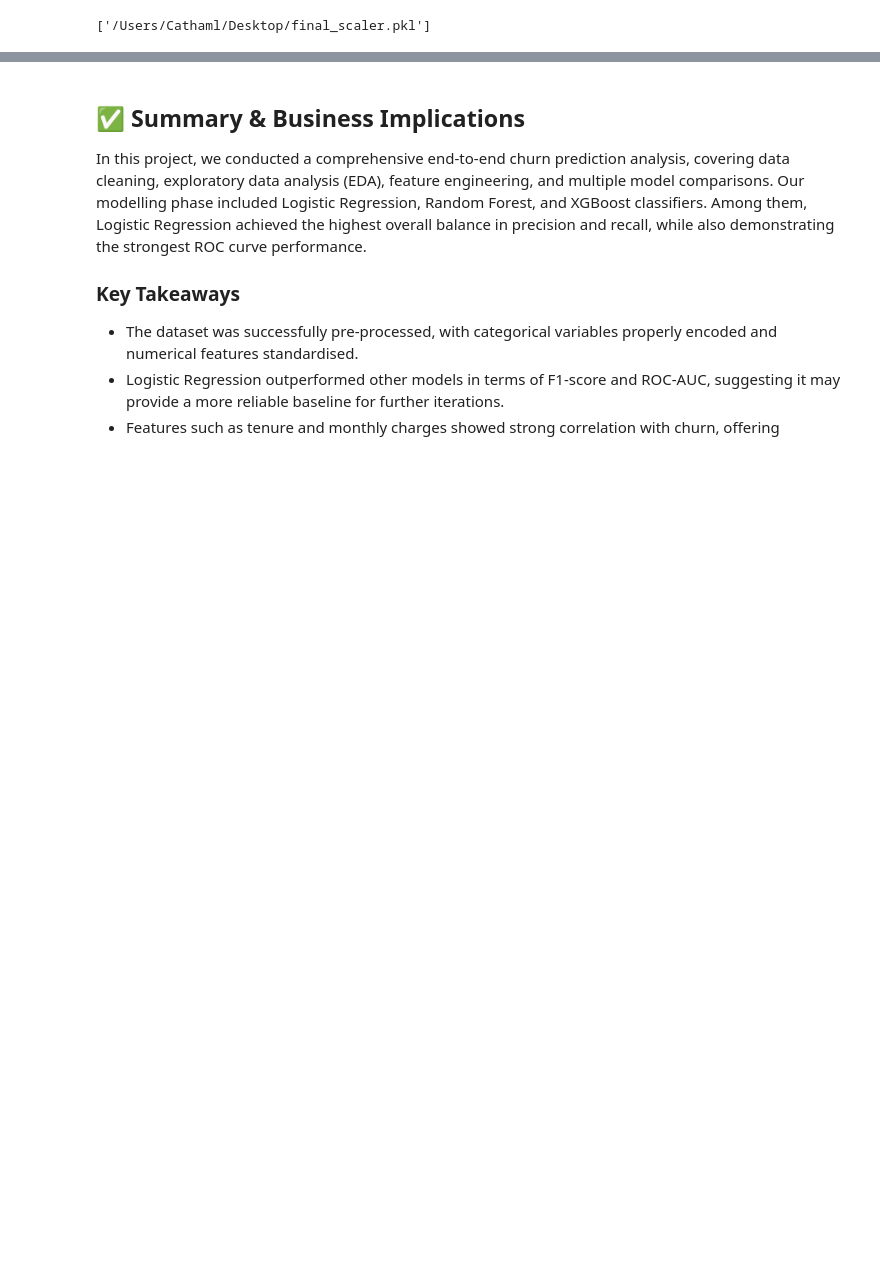
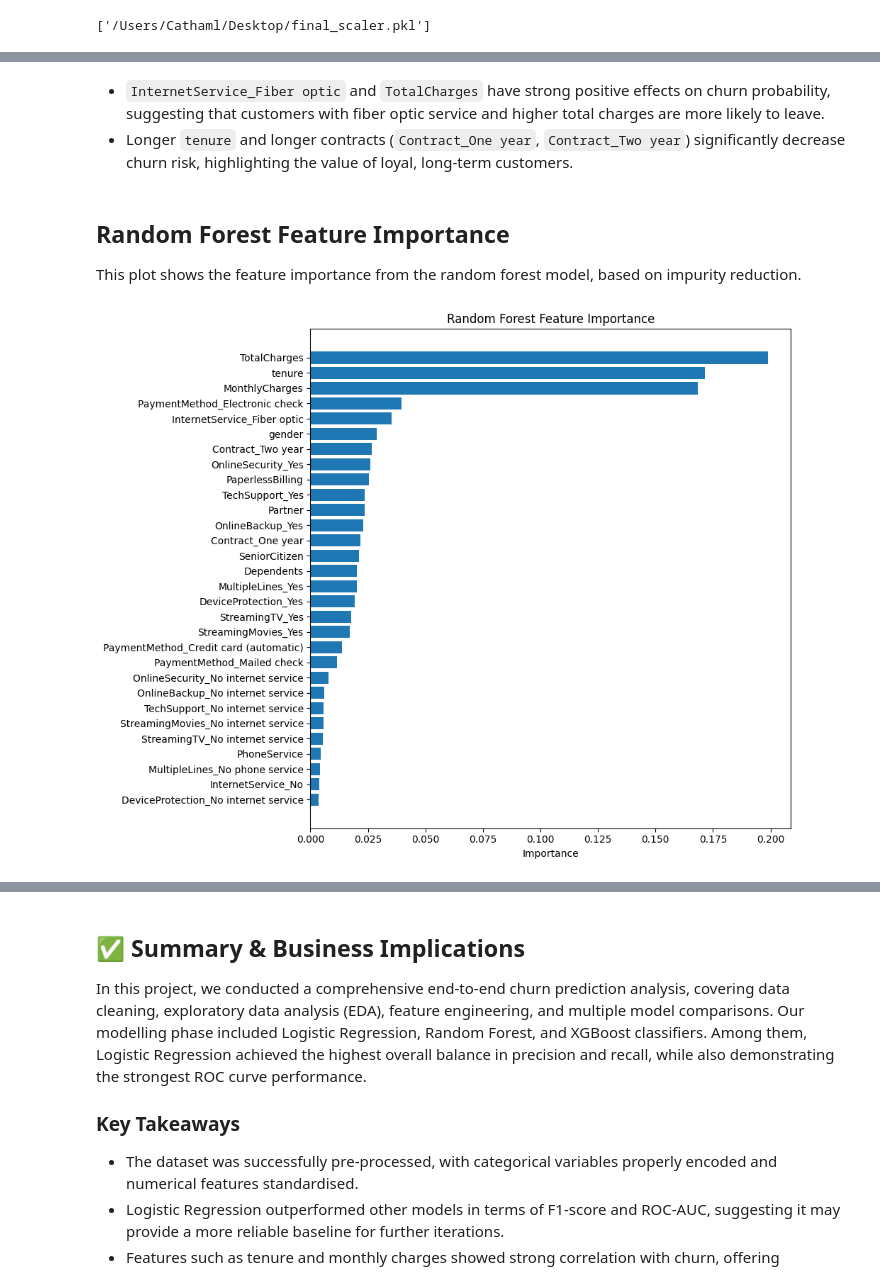
Before and after one commit to Jessie203/customer-churn-prediction, a Jupyter notebook: notebooks/02_Modelling.ipynb, the cells around one changed output, grey strips where cells are left out. Drawn from its saved outputs; the diff is of its cells as text; code cells hidden in the pictures; blank space fills up the shorter version.

```diff
--- a/notebooks/02_Modelling.ipynb
+++ b/notebooks/02_Modelling.ipynb
@@ -224,0 +250,22 @@ joblib.dump(scaler, '/Users/Cathaml/Desktop/final_scaler.pkl')
+# %% [markdown]
+- `InternetService_Fiber optic` and `TotalCharges` have strong positive effects on churn probability, suggesting that customers with fiber optic service and higher total charges are more likely to leave.
+- Longer `tenure` and longer contracts (`Contract_One year`, `Contract_Two year`) significantly decrease churn risk, highlighting the value of loyal, long-term customers.
+# %% [markdown]
+## Random Forest Feature Importance
+
+This plot shows the feature importance from the random forest model, based on impurity reduction.
+# %%
+# Feature Importance for Random Forest
+rf_importance = rf.feature_importances_
+rf_importance_df = pd.DataFrame({'Feature': feature_cols, 'Importance': rf_importance})
+rf_importance_df = rf_importance_df.sort_values(by='Importance', ascending=True)
+
+plt.figure(figsize=(10, 8))
+plt.barh(rf_importance_df['Feature'], rf_importance_df['Importance'])
+plt.title('Random Forest Feature Importance')
+plt.xlabel('Importance')
+plt.tight_layout()
+plt.savefig('/Users/Cathaml/Desktop/rf_feature_importance.png')
+plt.show()
+# %% [output]
+[figure, added]
```
Also changed, not shown: parts of 9 cells of this notebook.
